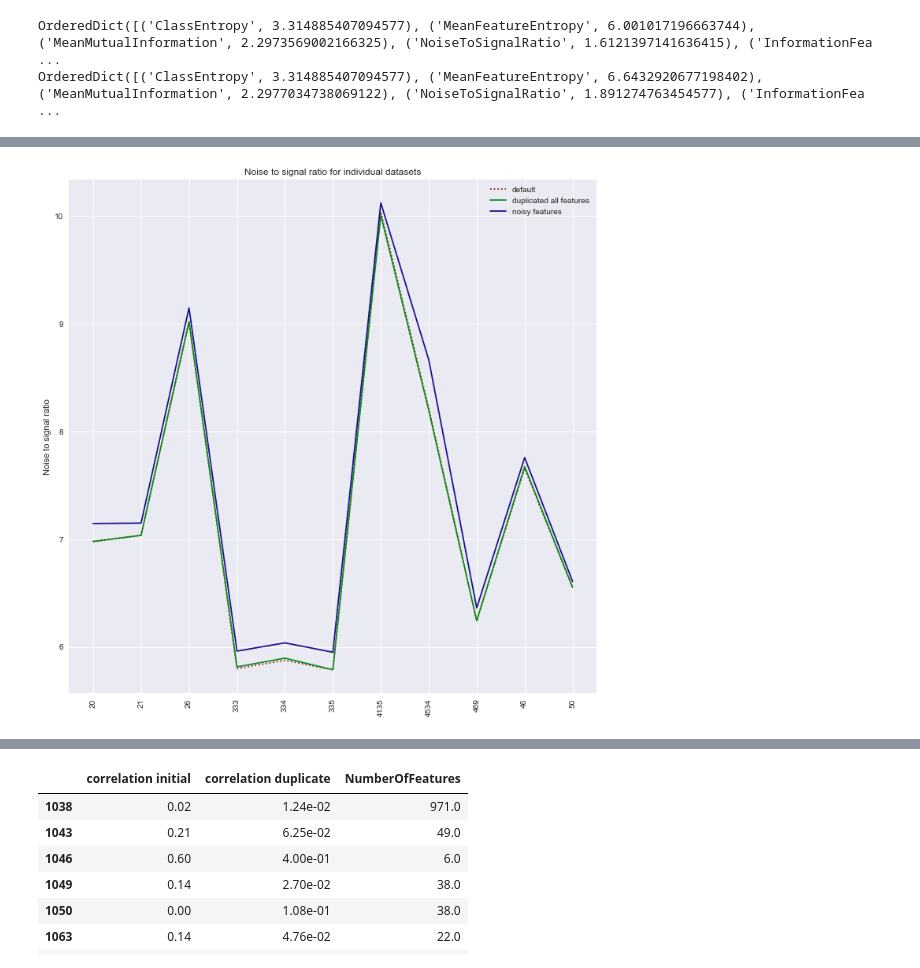
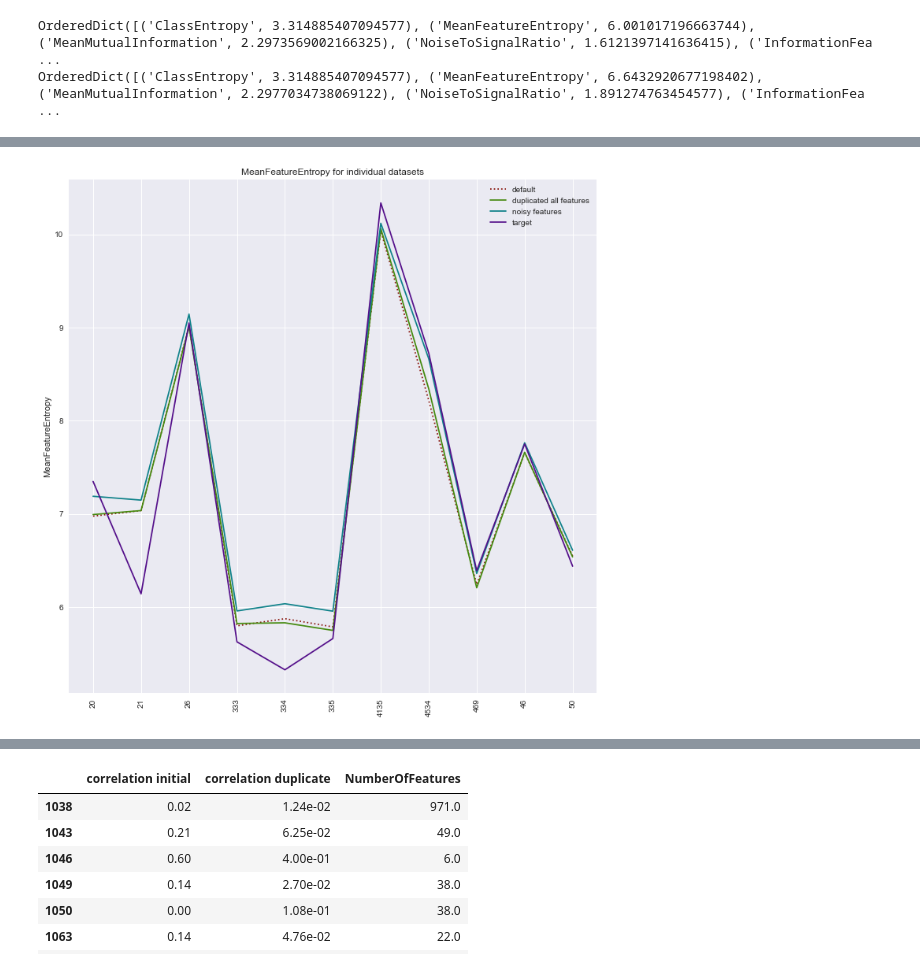
Before and after one commit to lieeuwos/Primitive_annotations, a Jupyter notebook: Showing.ipynb, the cells around one changed output, grey strips where cells are left out. Cells and saved outputs as stored; diff of their text form; code cells hidden in the pictures.

```diff
--- a/Showing.ipynb
+++ b/Showing.ipynb
@@ -1364,7 +1095,11 @@ for did in Cat:
     cat = read_did_cat(did)
     x1.append(information_theoretic_metafeatures(np.array(X), np.array(y), cat)['MeanMutualInformation'])
     amount = readDict(did)['NumberOfFeatures'] - 1
+    for i,val in enumerate(cat):
+        cat[i] = False
     X = add_noise_features2(X,cat,amount)
+    for i,val in enumerate(cat):
+        cat[i] = True
     for i in range(amount):
         cat.append(True)
     x3.append(information_theoretic_metafeatures(np.array(X), np.array(y), cat)['MeanMutualInformation'])
@@ -1467,34 +1203,39 @@ did = 46
 x1 = []
 x2 = []
 x3 = []
+x4 = []
 info = 'MeanFeatureEntropy'
 for did in Cat:
     X,y = read_did(did)
     cat = read_did_cat(did)
 
     x1.append(information_theoretic_metafeatures(np.array(X), np.array(y), cat)[info])
     amount = readDict(did)['NumberOfFeatures'] - 1
     X = add_noise_features2(X,cat,amount)
     for i in range(amount):
         cat.append(True)
     x3.append(information_theoretic_metafeatures(np.array(X), np.array(y), cat)[info])
     X,y = read_did(did)
     X = add_copy_features(X,amount)
     x2.append(information_theoretic_metafeatures(np.array(X), np.array(y), cat)[info])
+    X = create_features(y)
+    cat = [True,True]
+    x4.append(information_theoretic_metafeatures(np.array(X), np.array(y), cat)[info])
 fig, ax = plt.subplots()
-cl = sns.hls_palette(3, l=.3, s=.8)
+cl = sns.hls_palette(4, l=.3, s=.8)
 x_axis =range(len(Cat))
 _= ax.plot(x_axis,x1, color = cl[0],ls = ':' ,label = 'default')
 _= ax.plot(x_axis,x2, color = cl[1], label = 'duplicated all features' )
 _= ax.plot(x_axis,x3, color = cl[2], label = 'noisy features' )
+_= ax.plot(x_axis,x4, color = cl[3], label = 'target' )
 _=plt.xticks(x_axis, Cat,rotation='vertical')
 _=plt.title('MeanFeatureEntropy for individual datasets')
 _=plt.ylabel('MeanFeatureEntropy')
 #_=plt.yscale("log", nonposy='clip')
 fig.set_figheight(12)
 fig.set_figwidth(12)
 # ax.set_yscale("log", nonposy='clip')
 _=plt.legend()
 _=plt.show()
 # %% [output]
-[figure, old version]
+[figure, new version]
```
Also changed, not shown: parts of 18 cells of this notebook, 1 other file.
